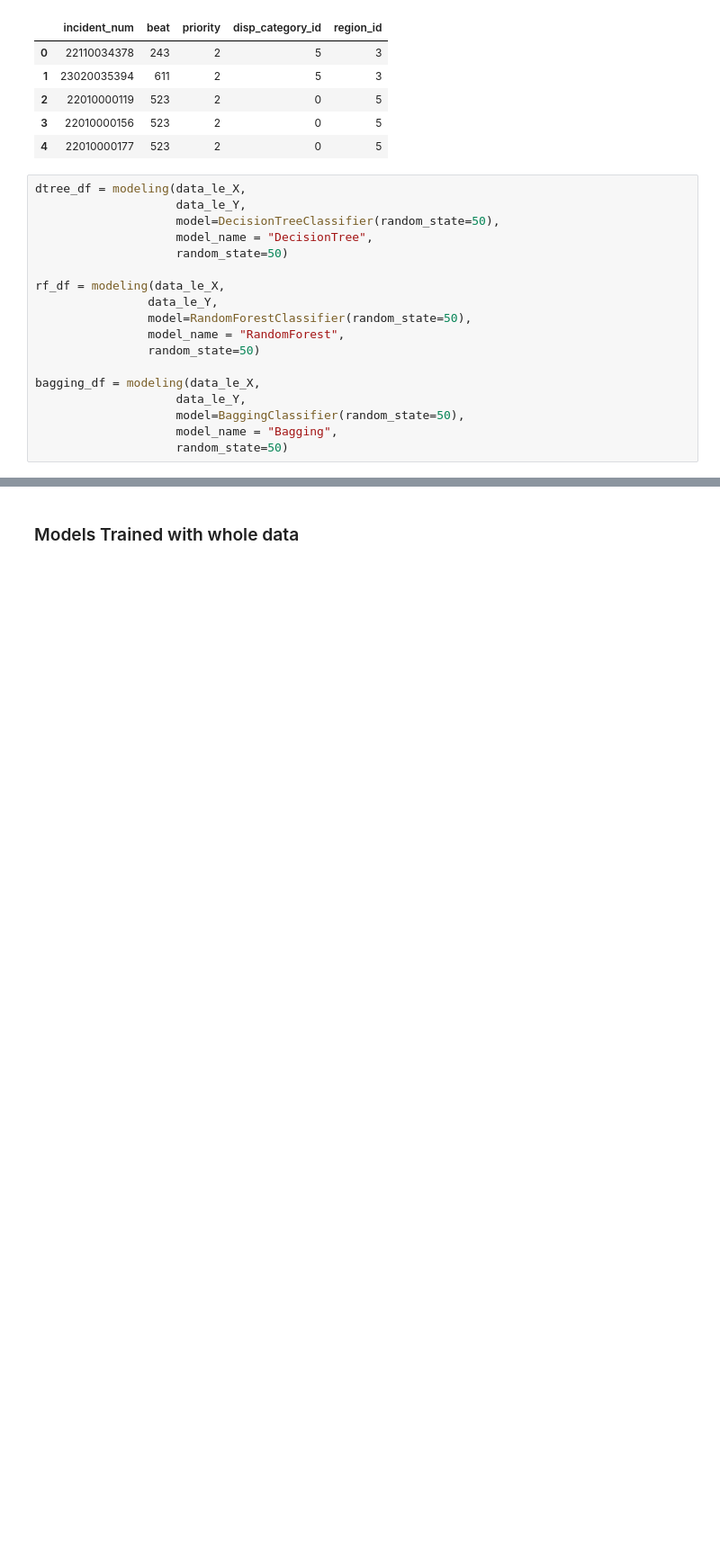
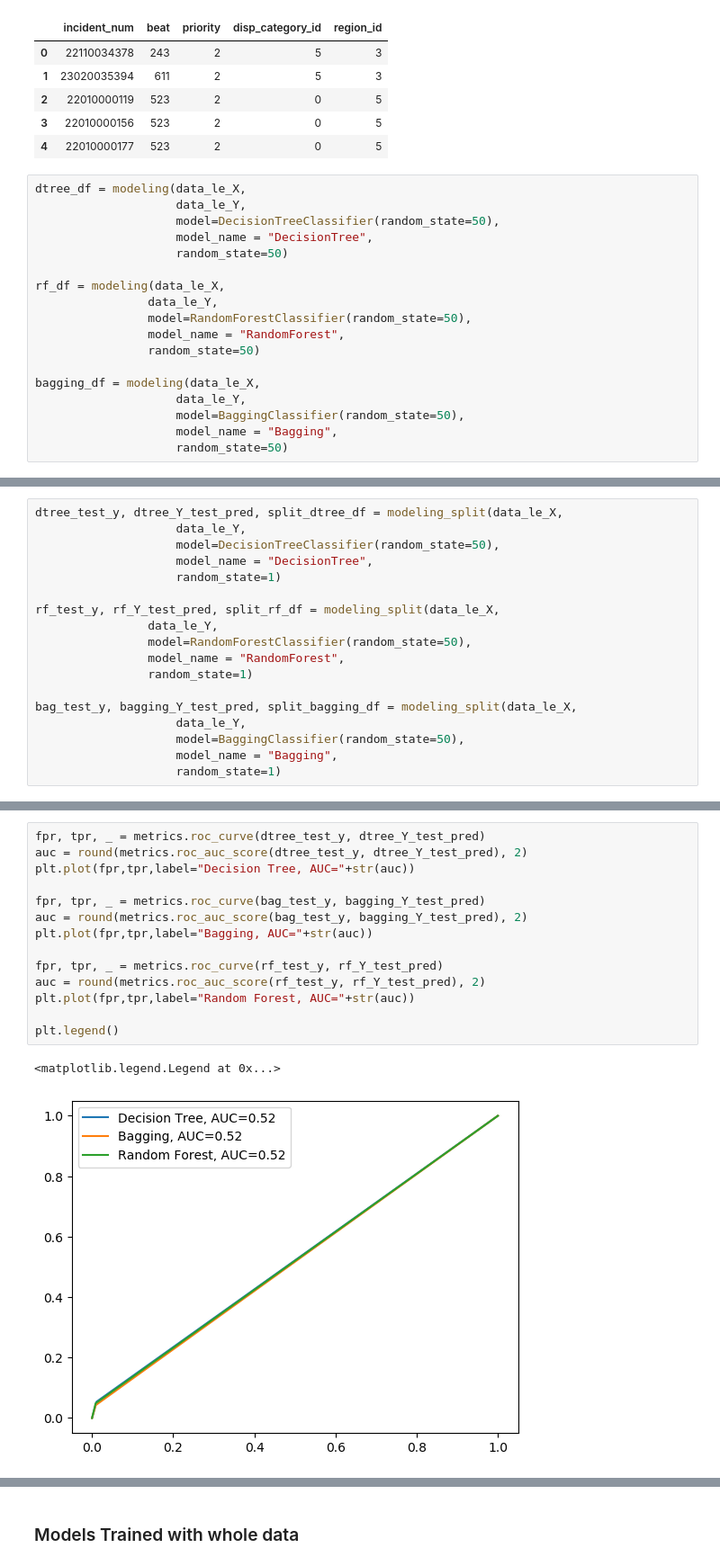
Before and after one commit to katie-hu/Crisis_Response, a Jupyter notebook: crisis_response.ipynb, the cells around one changed output, grey strips where cells are left out. Shown at 90% size. Cells and saved outputs as stored; diff of their text form; blank space fills up the shorter version.

Commit message:
Split & Balanced Modeling

```diff
--- a/crisis_response.ipynb
+++ b/crisis_response.ipynb
@@ -885,0 +937,18 @@ bagging_df.head()
+# %%
+dtree_test_y, dtree_Y_test_pred, split_dtree_df = modeling_split(data_le_X,
+                    data_le_Y,
+                    model=DecisionTreeClassifier(random_state=50),
+                    model_name = "DecisionTree",
+                    random_state=1)
+
+rf_test_y, rf_Y_test_pred, split_rf_df = modeling_split(data_le_X,
+                data_le_Y,
+                model=RandomForestClassifier(random_state=50),
+                model_name = "RandomForest",
+                random_state=1)
+
+bag_test_y, bagging_Y_test_pred, split_bagging_df = modeling_split(data_le_X,
+                    data_le_Y,
+                    model=BaggingClassifier(random_state=50),
+                    model_name = "Bagging",
+                    random_state=1)
@@ -885,0 +965,17 @@ bagging_df.head()
+# %%
+fpr, tpr, _ = metrics.roc_curve(dtree_test_y, dtree_Y_test_pred)
+auc = round(metrics.roc_auc_score(dtree_test_y, dtree_Y_test_pred), 2)
+plt.plot(fpr,tpr,label="Decision Tree, AUC="+str(auc))
+
+fpr, tpr, _ = metrics.roc_curve(bag_test_y, bagging_Y_test_pred)
+auc = round(metrics.roc_auc_score(bag_test_y, bagging_Y_test_pred), 2)
+plt.plot(fpr,tpr,label="Bagging, AUC="+str(auc))
+
+fpr, tpr, _ = metrics.roc_curve(rf_test_y, rf_Y_test_pred)
+auc = round(metrics.roc_auc_score(rf_test_y, rf_Y_test_pred), 2)
+plt.plot(fpr,tpr,label="Random Forest, AUC="+str(auc))
+
+plt.legend()
+# %% [output]
+<matplotlib.legend.Legend at 0x...>
+[figure, added]
```
Also changed, not shown: parts of 44 cells of this notebook, 3 other files.
